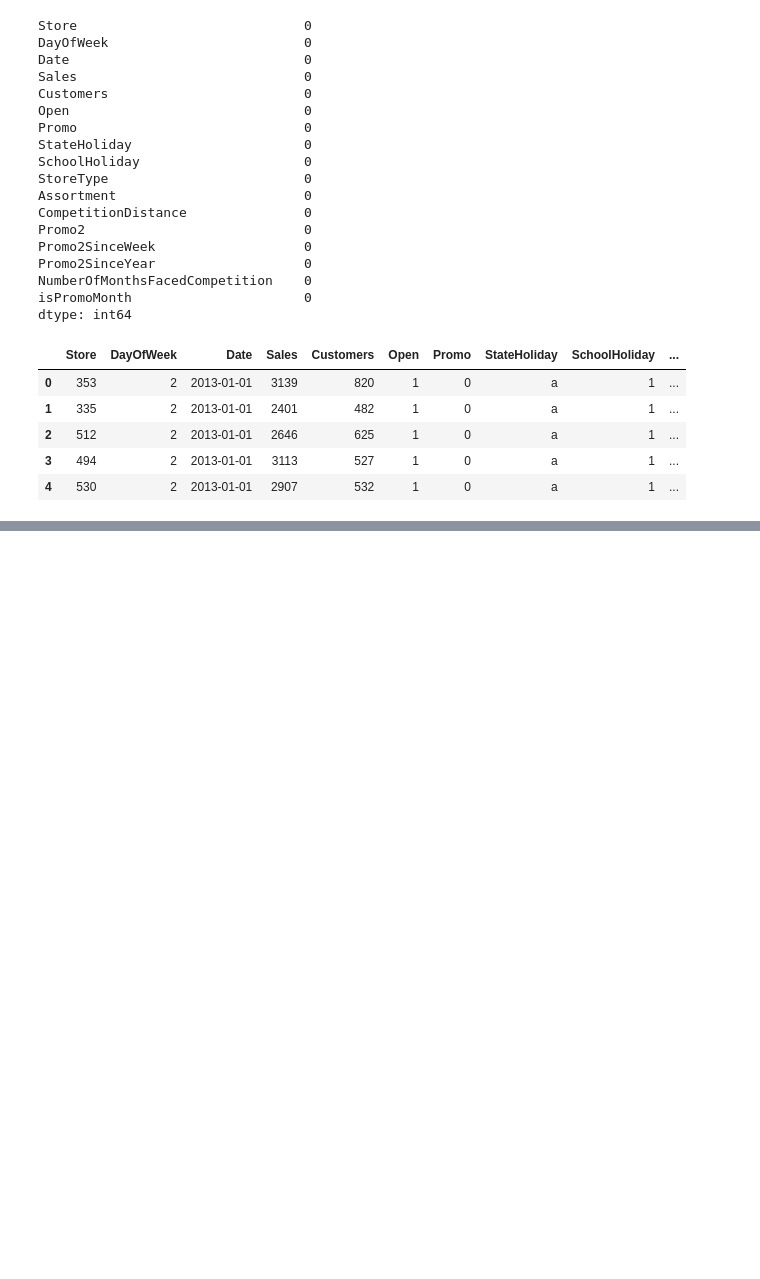
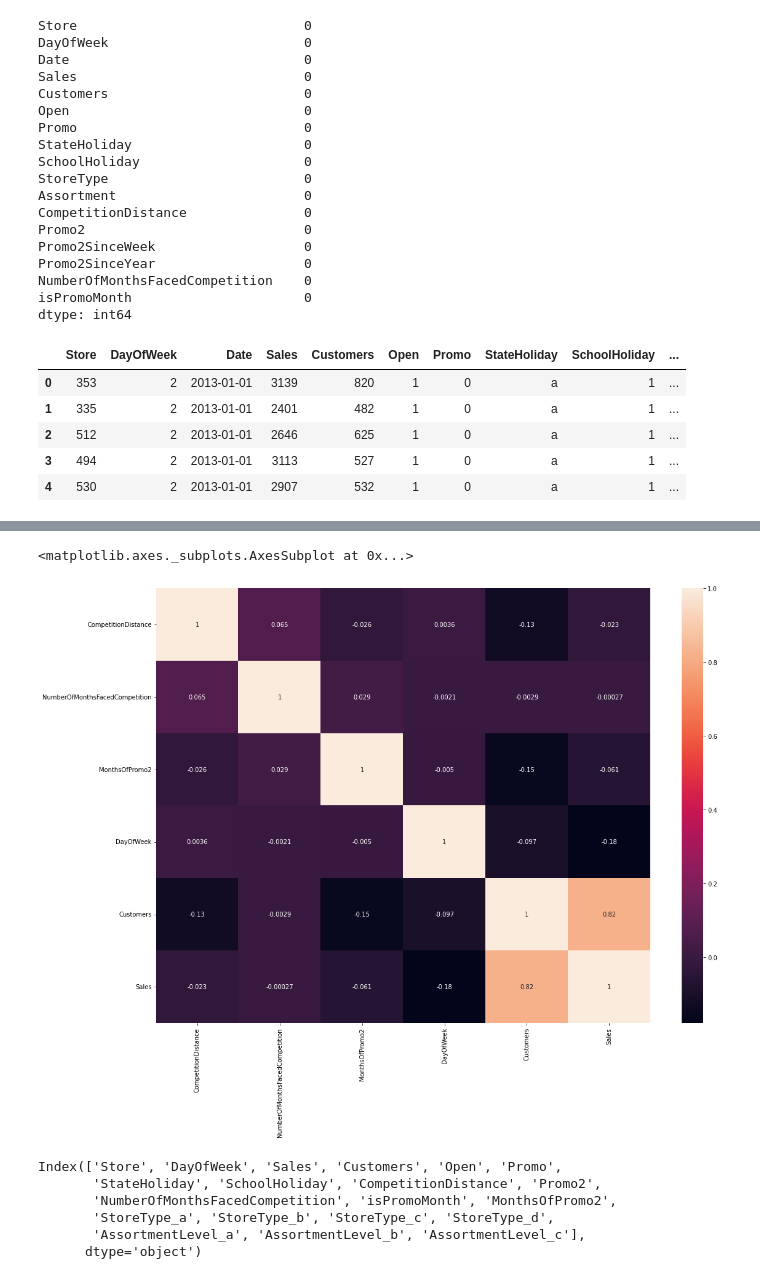
Before and after one commit to Yash1289/rossmann_sales_prediction, a Jupyter notebook: Rossmann_Sales_Prediction_Capstone_Project.ipynb, the cells around one changed output, grey strips where cells are left out. Cells and saved outputs as stored; diff of their text form; code cells hidden in the pictures; blank space fills up the shorter version.

```diff
--- a/Rossmann_Sales_Prediction_Capstone_Project.ipynb
+++ b/Rossmann_Sales_Prediction_Capstone_Project.ipynb
@@ -439,3 +439,5 @@ rossmann_sales_df.head()
 | 2 | 512 | 2 | 2013-01-01 | 2646 | 625 | 1 | 0 | a | 1 | ... |
 | 3 | 494 | 2 | 2013-01-01 | 3113 | 527 | 1 | 0 | a | 1 | ... |
 | 4 | 530 | 2 | 2013-01-01 | 2907 | 532 | 1 | 0 | a | 1 | ... |
+# %%
+rossmann_temp_df = rossmann_sales_df.copy()
@@ -441,0 +453,2 @@ rossmann_sales_df.head()
+# %%
+rossmann_temp_df = pd.get_dummies( rossmann_temp_df , columns = ["StoreType" , "Assortment" ] , prefix = ["StoreType", "AssortmentLevel"])
@@ -441,0 +464,4 @@ rossmann_sales_df.head()
+# %%
+encoder_nums = { "StateHoliday" : { "0" : 0 , "a" : 1 , "b" : 3 , "c" : 2 } }
+
+rossmann_temp_df = rossmann_temp_df.replace(encoder_nums)
@@ -441,0 +477,18 @@ rossmann_sales_df.head()
+# %%
+numerical_features = [ "CompetitionDistance" , "NumberOfMonthsFacedCompetition" , "MonthsOfPromo2" , "DayOfWeek" ,"Customers" , "Sales" ]
+# %%
+plt.figure(figsize=(18, 13))
+corr = rossmann_temp_df[numerical_features].corr()
+sns.heatmap(corr , annot = True )
+# %% [output]
+<matplotlib.axes._subplots.AxesSubplot at 0x...>
+[figure, added]
+# %%
+rossmann_temp_df.describe().columns
+# %% [output]
+Index(['Store', 'DayOfWeek', 'Sales', 'Customers', 'Open', 'Promo',
+       'StateHoliday', 'SchoolHoliday', 'CompetitionDistance', 'Promo2',
+       'NumberOfMonthsFacedCompetition', 'isPromoMonth', 'MonthsOfPromo2',
+       'StoreType_a', 'StoreType_b', 'StoreType_c', 'StoreType_d',
+       'AssortmentLevel_a', 'AssortmentLevel_b', 'AssortmentLevel_c'],
+      dtype='object')
```
Also changed, not shown: parts of 57 cells of this notebook.
